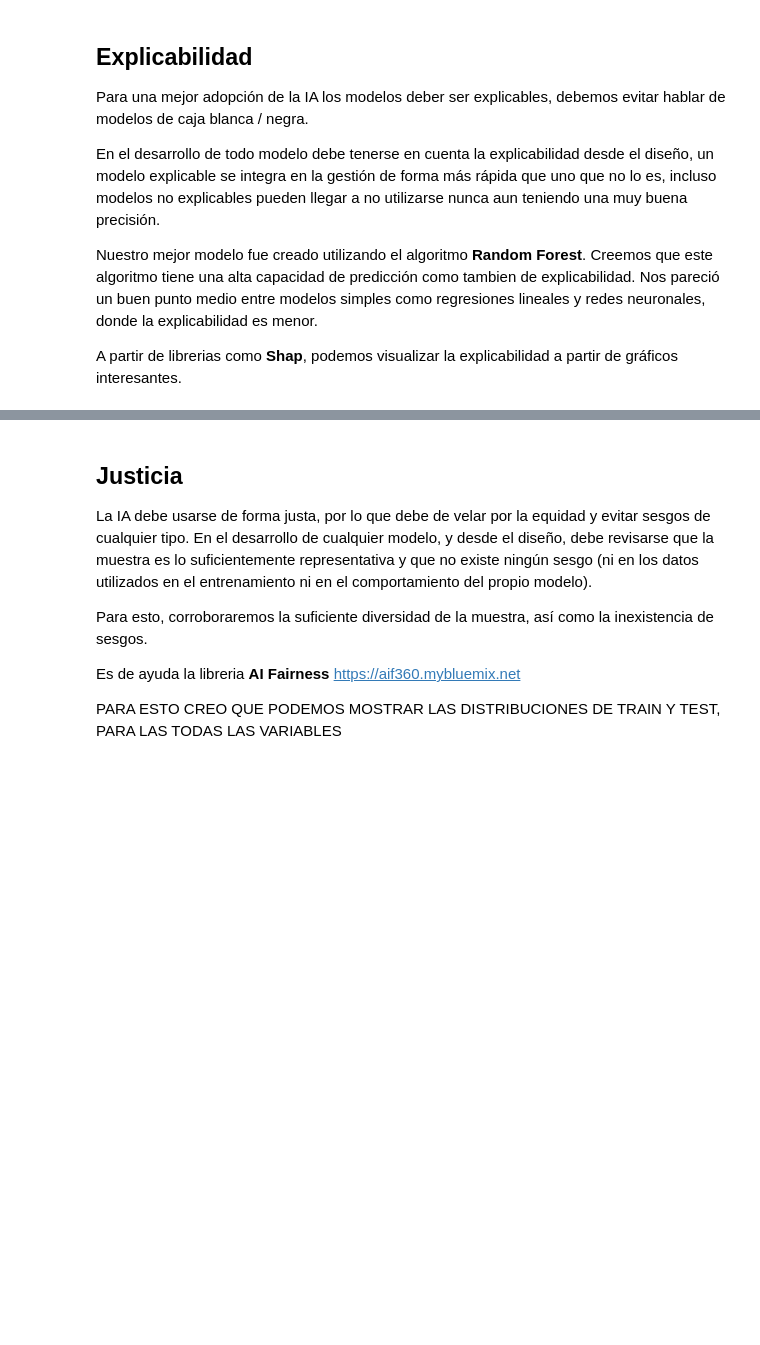
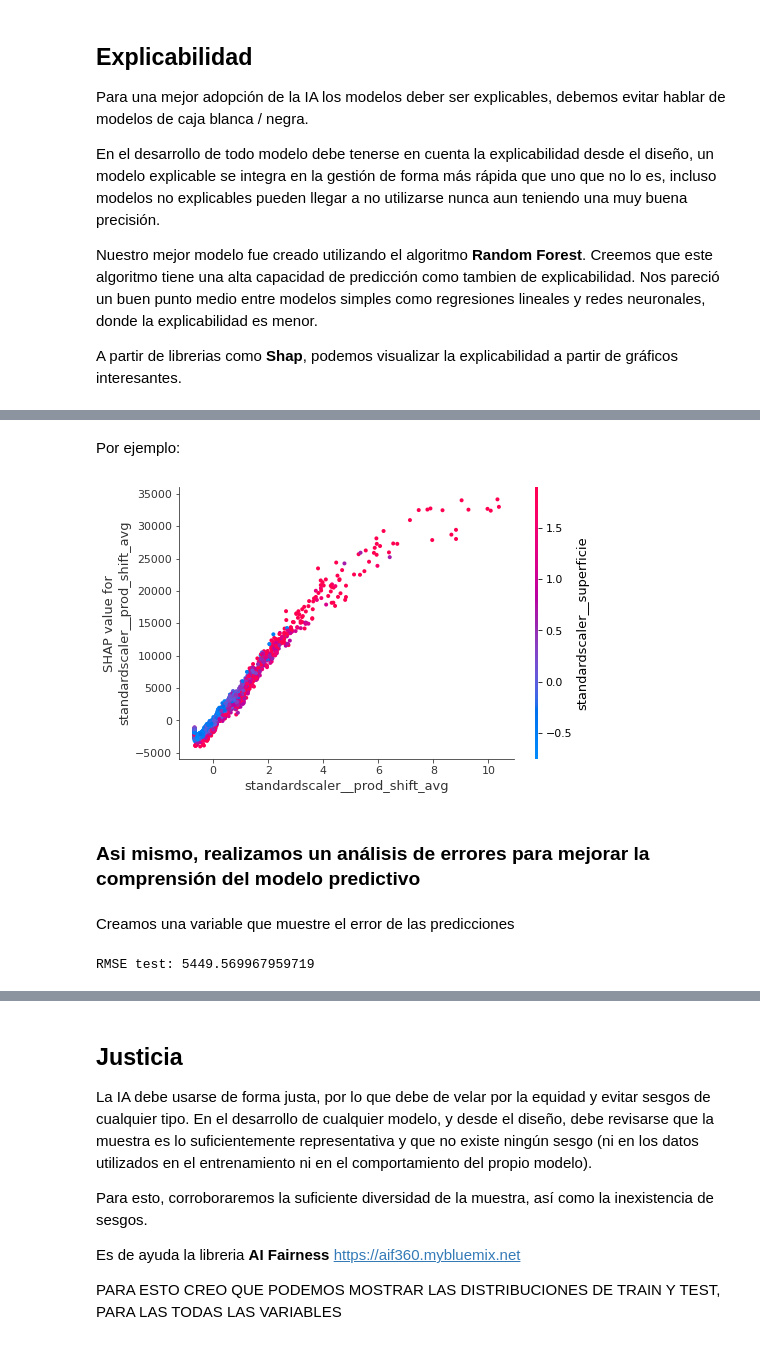
Before and after one commit to vitostamatti/datathon-cajamar-malbecs, a Jupyter notebook: notebooks/03-Modelizacion-responsable.ipynb, the cells around one changed output, grey strips where cells are left out. Cells and saved outputs as stored; diff of their text form; code cells hidden in the pictures; blank space fills up the shorter version.

```diff
--- a/notebooks/03-Modelizacion-responsable.ipynb
+++ b/notebooks/03-Modelizacion-responsable.ipynb
@@ -30,0 +164,10 @@ EXPLICAR COMO SE CALCULA Y CUALES SON LAS MAS IMPORTNATES
+# %% [markdown]
+Por ejemplo:
+# %%
+shap.dependence_plot('standardscaler__prod_shift_avg', shap_values, x_sample_trans)
+# %% [output]
+[figure, added]
+# %% [markdown]
+### Asi mismo, realizamos un análisis de errores para mejorar la comprensión del modelo predictivo
+# %% [markdown]
+Creamos una variable que muestre el error de las predicciones
@@ -30,0 +176,8 @@ EXPLICAR COMO SE CALCULA Y CUALES SON LAS MAS IMPORTNATES
+# %%
+from sklearn.metrics import mean_squared_error
+def rmse_score(y_true, y_pred):
+    return np.sqrt(mean_squared_error(y_true, y_pred))
+
+print(f'RMSE test: {rmse_score(y_test,preds)}')
+# %% [output]
+RMSE test: 5449.569967959719
```
Also changed, not shown: parts of 41 cells of this notebook.
